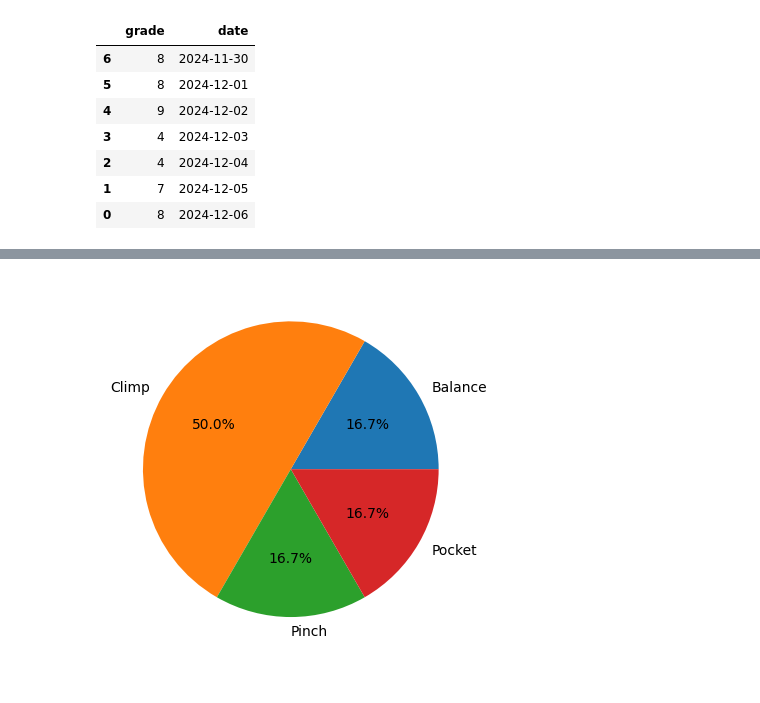
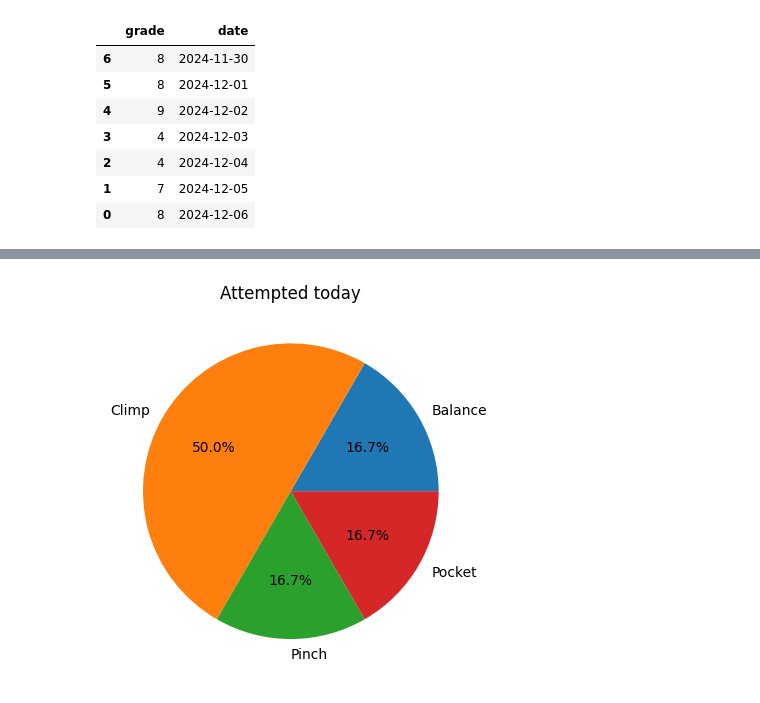
Before and after one commit to TOTO-TOILET/climb_log, a Jupyter notebook: data.ipynb, the cells around one changed output, grey strips where cells are left out. Saved outputs shown, nothing was run; the diff lists cells and outputs as text; code cells hidden in the pictures.

```diff
--- a/data.ipynb
+++ b/data.ipynb
@@ -250,19 +233,20 @@ style_completed(3)
 # %%
 # this shows the style of climbs user attempted today
 def style_attempted(id):
     global user_climbs
     user_climbs = climbs_df[climbs_df['upload_author_id'] == id]
     climbs_df['date_logged'] = pd.to_datetime(climbs_df.date_logged).dt.date
     total_today = climbs_df[climbs_df.date_logged == datetime.now().date()]
     total_today = total_today.groupby('style').count()
     by_style = total_today[['id']]
 
     plt.pie(
         by_style['id'],  # Values for the pie chart
         labels=by_style.index,  # Labels for each style
         autopct='%1.1f%%'  # Show percentages
     )
+    plt.title('Attempted today')
 
 style_attempted(3)
 # %% [output]
-[figure, old version]
+[figure, new version]
```
Also changed, not shown: parts of 5 cells of this notebook.
